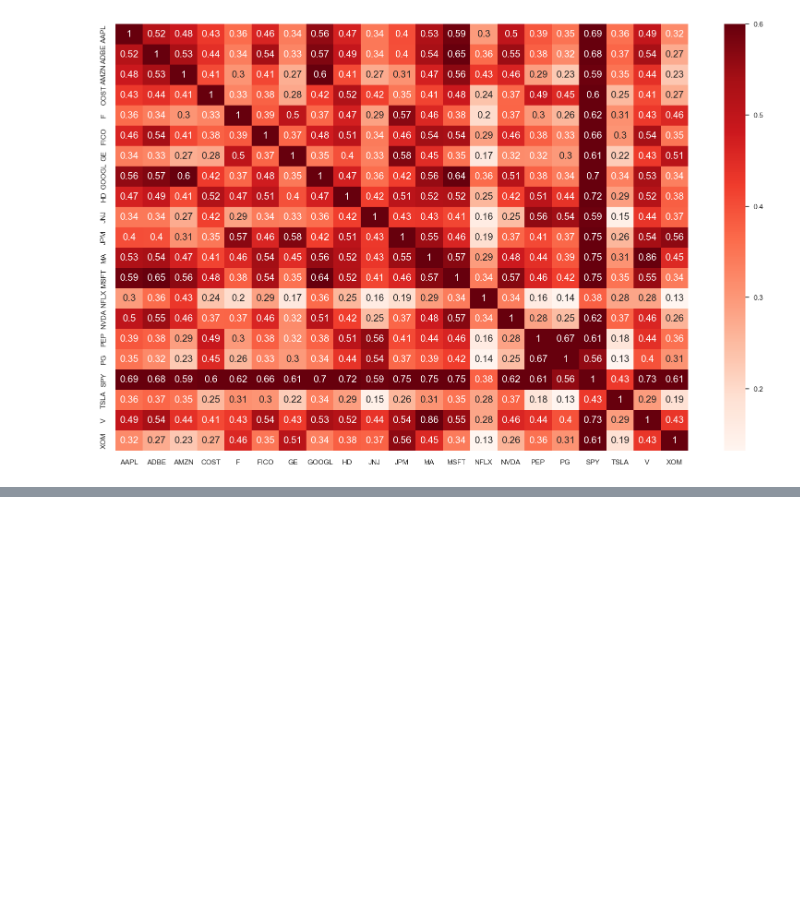
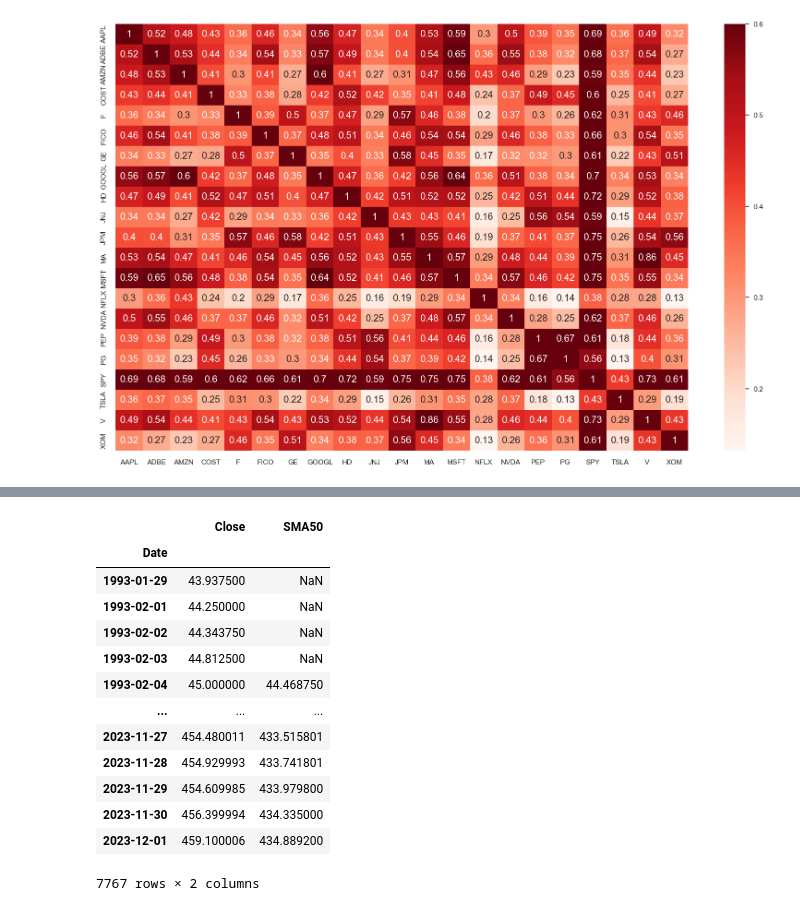
Before and after one commit to chrishunt11/Algorithmic_Trading_Python, a Jupyter notebook: Algorithmic Trading.ipynb, the cells around one changed output, grey strips where cells are left out. Saved outputs shown, nothing was run; the diff lists cells and outputs as text; code cells hidden in the pictures; blank space fills up the shorter version.

```diff
--- a/Algorithmic Trading.ipynb
+++ b/Algorithmic Trading.ipynb
@@ -943,0 +1111,19 @@ plt.show()
+# %%
+spy["SMA50"] = spy.rolling(window=50, min_periods=5).mean()
+# %%
+spy
+# %% [output]
+|  | Close | SMA50 |
+| Date |  |  |
+| 1993-01-29 | 43.937500 | NaN |
+| 1993-02-01 | 44.250000 | NaN |
+| 1993-02-02 | 44.343750 | NaN |
+| 1993-02-03 | 44.812500 | NaN |
+| 1993-02-04 | 45.000000 | 44.468750 |
+| ... | ... | ... |
+| 2023-11-27 | 454.480011 | 433.515801 |
+| 2023-11-28 | 454.929993 | 433.741801 |
+| 2023-11-29 | 454.609985 | 433.979800 |
+| 2023-11-30 | 456.399994 | 434.335000 |
+| 2023-12-01 | 459.100006 | 434.889200 |
+7767 rows × 2 columns
```
Also changed, not shown: parts of 28 cells of this notebook, 1 other file.
